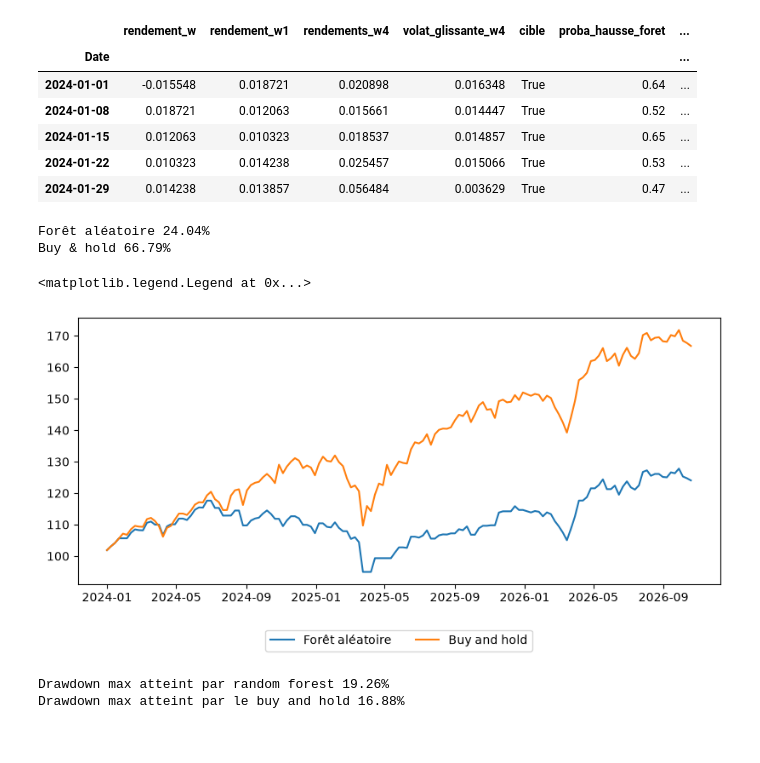
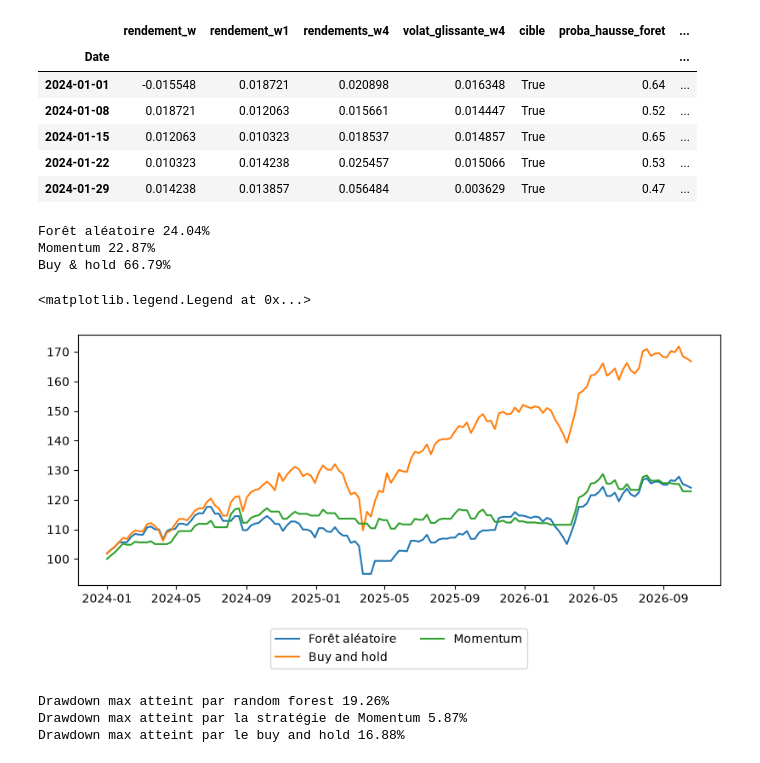
Before and after one commit to lajord/Quant_lab, a Jupyter notebook: projects/04-ml-trading-strategy/main.ipynb, the cells around one changed output. Drawn from its saved outputs; the diff is of its cells as text; code cells hidden in the pictures.

```diff
--- a/projects/04-ml-trading-strategy/main.ipynb
+++ b/projects/04-ml-trading-strategy/main.ipynb
@@ -20,26 +20,32 @@ signaux.head()
 # %%
 capital_init = 100
 rendement_foret = signaux['rendement_w1'] * signaux['prediction_random_forest']
+
 capital = capital_init * (1 + rendement_foret).cumprod()
 
 # Buy and hold
 buy_and_hold = capital_init * (1 + signaux['rendement_w1']).cumprod()
 
+momentum = capital_init * (1 + signaux["rendement_w1"] * (signaux["rendement_w"] > 0)).cumprod()
+
 # Le regression logistique ca sert a rien car c'est égal au buy and hold
 
 print(f"Forêt aléatoire {(capital.iloc[-1] / capital_init - 1):.2%}")
+print(f"Momentum {(momentum.iloc[-1] / capital_init - 1):.2%}")
 print(f"Buy & hold {(buy_and_hold.iloc[-1] / capital_init - 1):.2%}")
 # %% [output]
 Forêt aléatoire 24.04%
+Momentum 22.87%
 Buy & hold 66.79%
 # %%
 fig, ax = plt.subplots(figsize=(8, 4), layout="constrained")
 ax.plot(capital, label="Forêt aléatoire")
 ax.plot(buy_and_hold, label="Buy and hold")
+ax.plot(momentum, label="Momentum")
 ax.legend(loc="upper center", bbox_to_anchor=(0.5, -0.15), ncol=2)
 # %% [output]
 <matplotlib.legend.Legend at 0x...>
-[figure, old version]
+[figure, new version]
 # %%
 # Calcul des DD
 
@@ -47,9 +53,14 @@ higher_high = capital.cummax()
 drawdown = 1 - (capital / higher_high)
 print(f"Drawdown max atteint par random forest {drawdown.max():.2%}")
 
+higher_high = momentum.cummax()
+drawdown = 1 - (momentum / higher_high)
+print(f"Drawdown max atteint par la stratégie de Momentum {drawdown.max():.2%}")
+
 higher_high = buy_and_hold.cummax()
 drawdown = 1 - (buy_and_hold / higher_high)
 print(f"Drawdown max atteint par le buy and hold {drawdown.max():.2%}")
 # %% [output]
 Drawdown max atteint par random forest 19.26%
+Drawdown max atteint par la stratégie de Momentum 5.87%
 Drawdown max atteint par le buy and hold 16.88%
```
Also changed, not shown: parts of 1 cell of this notebook.
